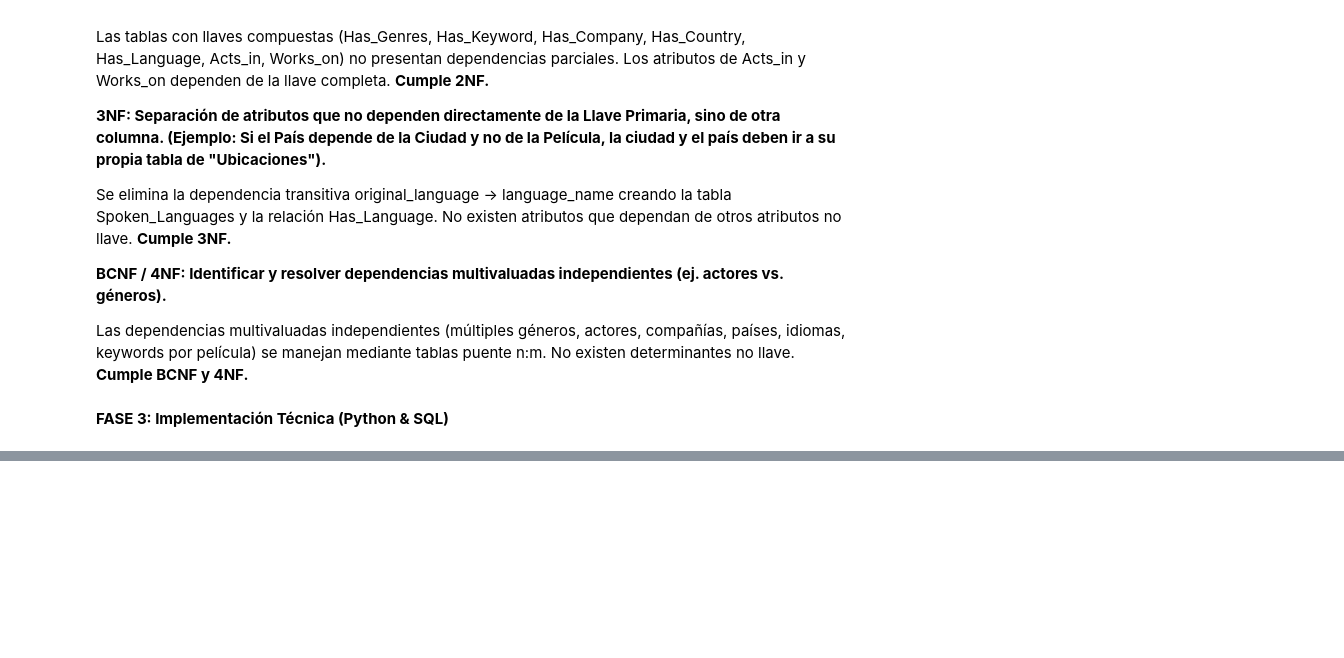
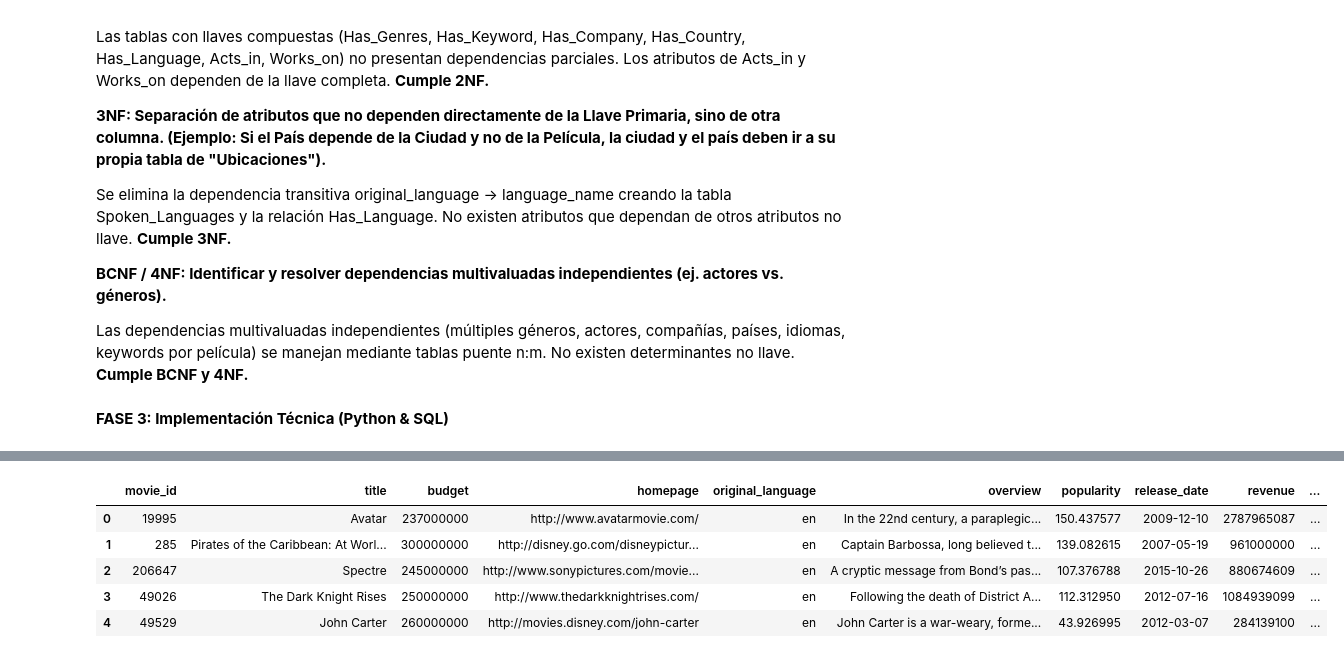
Before and after one commit to HaloV01d/Dise-o_Normalizaci-n_e_Implementaci-n_de_Bases_de_Datos_Relacionales-, a Jupyter notebook: asignaci-n-3.ipynb, the cells around one changed output, grey strips where cells are left out. Cells and saved outputs as stored; diff of their text form; code cells hidden in the pictures; blank space fills up the shorter version.

```diff
--- a/asignaci-n-3.ipynb
+++ b/asignaci-n-3.ipynb
@@ -128,0 +156,6 @@ No existen determinantes no llave.
+# %%
+movies_df = pd.read_csv("/kaggle/input/datasets/organizations/tmdb/tmdb-movie-metadata/tmdb_5000_movies.csv")
+credits_df = pd.read_csv("/kaggle/input/datasets/organizations/tmdb/tmdb-movie-metadata/tmdb_5000_credits.csv")
+
+print("Movies shape:", movies_df.shape)
+print("Credits shape:", credits_df.shape)
@@ -128,0 +217,16 @@ No existen determinantes no llave.
+# %%
+json_columns_movies = [
+    "genres",
+    "keywords",
+    "production_companies",
+    "production_countries",
+    "spoken_languages"
+]
+
+for col in json_columns_movies:
+    movies_df[col] = movies_df[col].apply(parse_json_column)
+
+credits_df["cast"] = credits_df["cast"].apply(parse_json_column)
+credits_df["crew"] = credits_df["crew"].apply(parse_json_column)
+
+print("Transformación JSON completada.")
@@ -128,0 +239,3 @@ No existen determinantes no llave.
+# %%
+movies_df = movies_df.rename(columns={"id": "movie_id"})
+credits_df = credits_df.rename(columns={"title": "credits_title"})
@@ -128,0 +247,27 @@ No existen determinantes no llave.
+# %%
+movies = movies_df[[
+    "movie_id",
+    "title",
+    "budget",
+    "homepage",
+    "original_language",
+    "overview",
+    "popularity",
+    "release_date",
+    "revenue",
+    "runtime",
+    "status",
+    "tagline",
+    "vote_average",
+    "vote_count"
+]].copy()
+
+movies["release_date"] = pd.to_datetime(movies["release_date"], errors="coerce")
+movies.head()
+# %% [output]
+|  | movie_id | title | budget | homepage | original_language | overview | popularity | release_date | revenue | ... |
+| 0 | 19995 | Avatar | 237000000 | http://www.avatarmovie.com/ | en | In the 22nd century, a paraplegic... | 150.437577 | 2009-12-10 | 2787965087 | ... |
+| 1 | 285 | Pirates of the Caribbean: At Worl... | 300000000 | http://disney.go.com/disneypictur... | en | Captain Barbossa, long believed t... | 139.082615 | 2007-05-19 | 961000000 | ... |
+| 2 | 206647 | Spectre | 245000000 | http://www.sonypictures.com/movie... | en | A cryptic message from Bond’s pas... | 107.376788 | 2015-10-26 | 880674609 | ... |
+| 3 | 49026 | The Dark Knight Rises | 250000000 | http://www.thedarkknightrises.com/ | en | Following the death of District A... | 112.312950 | 2012-07-16 | 1084939099 | ... |
+| 4 | 49529 | John Carter | 260000000 | http://movies.disney.com/john-carter | en | John Carter is a war-weary, forme... | 43.926995 | 2012-03-07 | 284139100 | ... |
```
Also changed, not shown: parts of 39 cells of this notebook.
